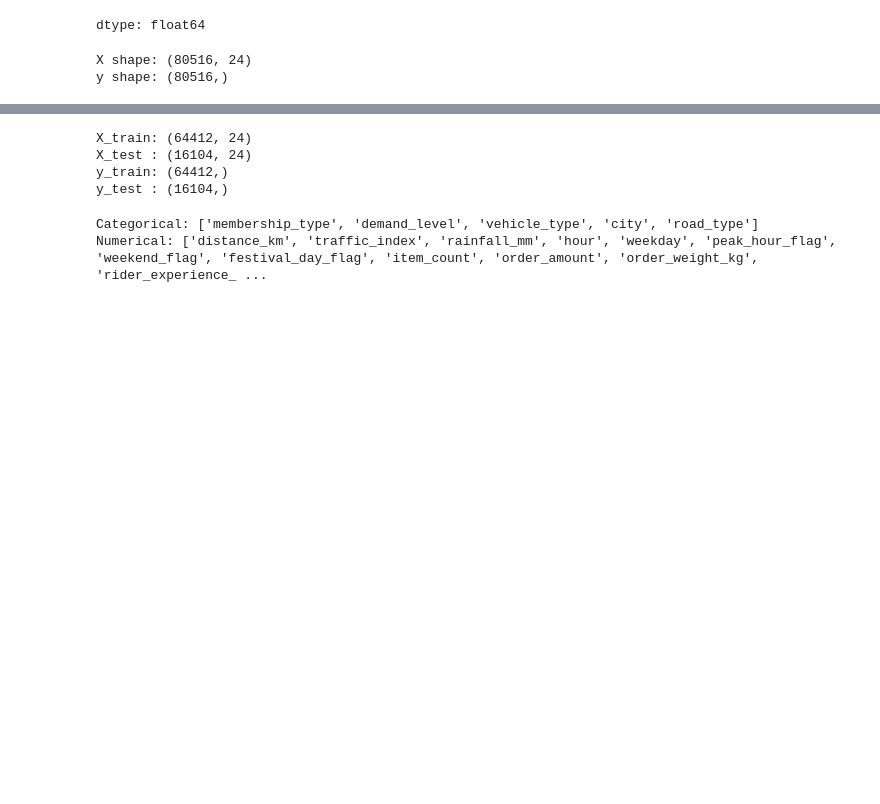
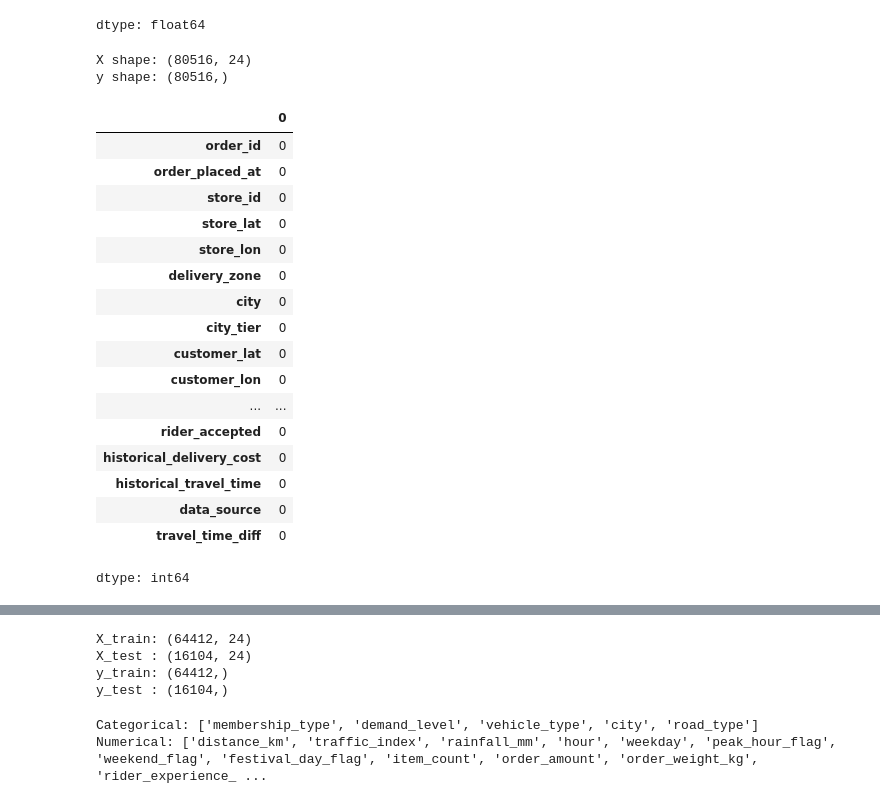
Before and after one commit to Shreejeevanchinnadurai/Zepto_Capstone, a Jupyter notebook: Zepto_Smart_Quick_Commerce_Platform.ipynb, the cells around one changed output, grey strips where cells are left out. Saved outputs shown, nothing was run; the diff lists cells and outputs as text; code cells hidden in the pictures; blank space fills up the shorter version.

```diff
--- a/Zepto_Smart_Quick_Commerce_Platform.ipynb
+++ b/Zepto_Smart_Quick_Commerce_Platform.ipynb
@@ -247,7 +247,7 @@ flag_mapping = {
 
 for col in flag_columns:
     df[col] = df[col].replace(flag_mapping)
-    df[col] = df[col].astype(int)
+    #df[col] = df[col].astype(int)
 # %%
 df[flag_columns].head()
 # %% [output]
@@ -2707,3 +2714,24 @@ print("y shape:", y.shape)
 # %% [output]
 X shape: (80516, 24)
 y shape: (80516,)
+# %%
+df.isna().sum()
+# %% [output]
+|  | 0 |
+| order_id | 0 |
+| order_placed_at | 0 |
+| store_id | 0 |
+| store_lat | 0 |
+| store_lon | 0 |
+| delivery_zone | 0 |
+| city | 0 |
+| city_tier | 0 |
+| customer_lat | 0 |
+| customer_lon | 0 |
+| ... | ... |
+| rider_accepted | 0 |
+| historical_delivery_cost | 0 |
+| historical_travel_time | 0 |
+| data_source | 0 |
+| travel_time_diff | 0 |
+dtype: int64
```
Also changed, not shown: parts of 28 cells of this notebook.
